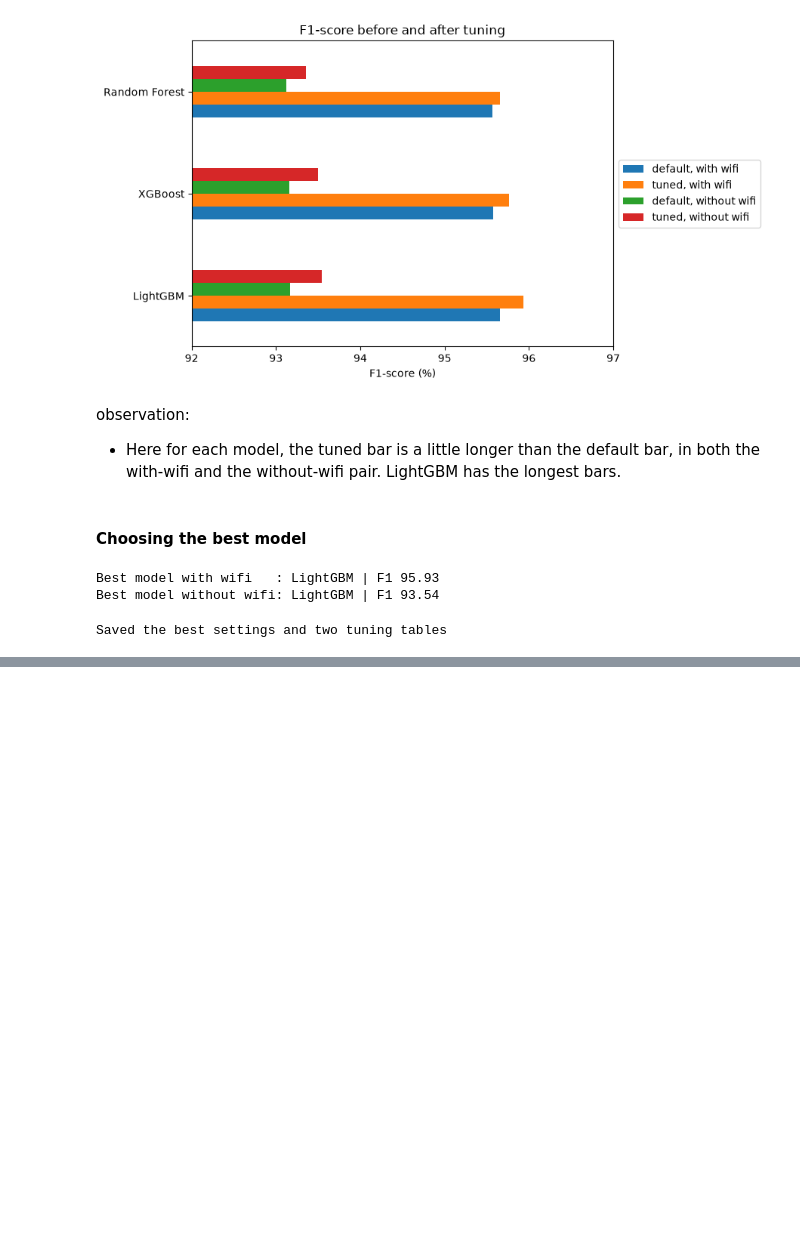
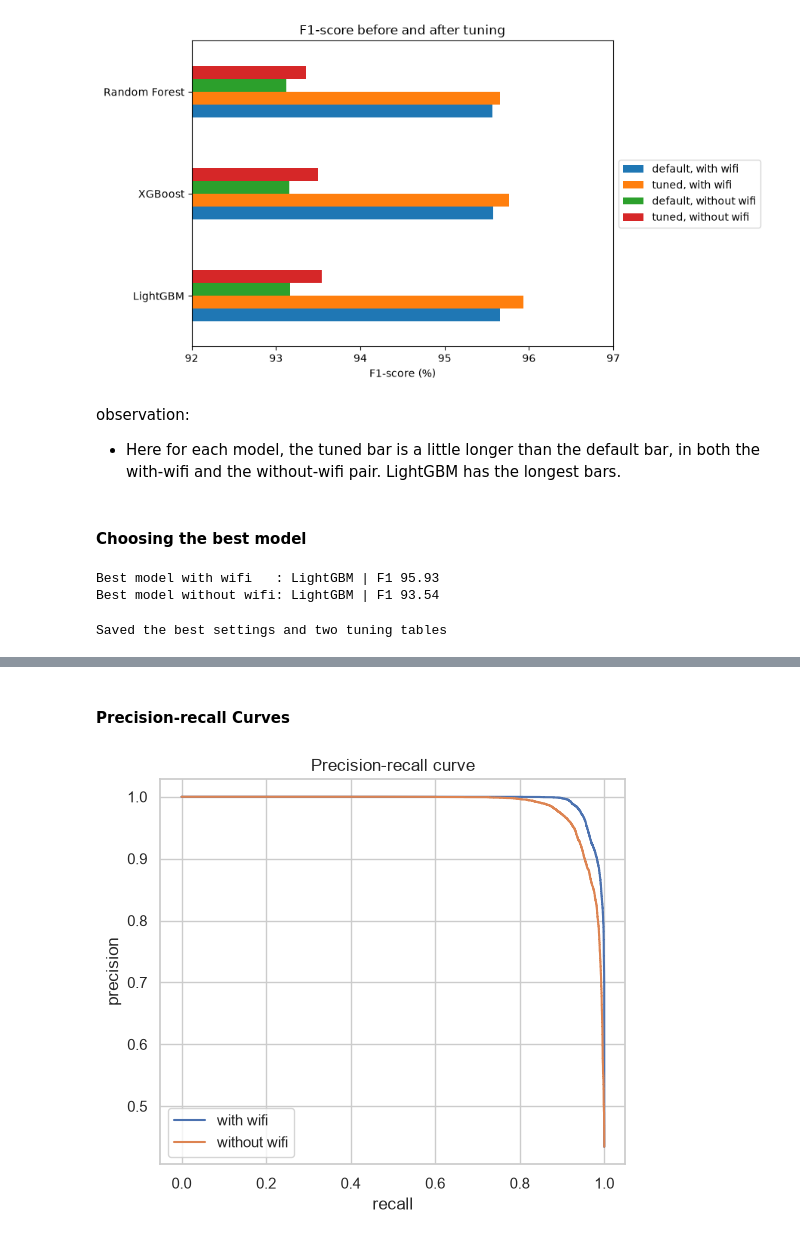
Before and after one commit to Siddharthkeshwani/airline-satisfaction-ml, a Jupyter notebook: notebooks/06_tuning_and_final_evaluation.ipynb, the cells around one changed output, grey strips where cells are left out. Drawn from its saved outputs; the diff is of its cells as text; code cells hidden in the pictures; blank space fills up the shorter version.

```diff
--- a/notebooks/06_tuning_and_final_evaluation.ipynb
+++ b/notebooks/06_tuning_and_final_evaluation.ipynb
@@ -326,0 +528,18 @@ Saved the best settings and two tuning tables
+# %% [markdown]
+#### Precision-recall Curves
+# %%
+prec, rec, _ = precision_recall_curve(y_test, chance)
+prec_nw, rec_nw, _ = precision_recall_curve(y_test, chance_nw)
+
+plt.figure(figsize=(6, 5))
+plt.plot(rec, prec, label="with wifi")
+plt.plot(rec_nw, prec_nw, label="without wifi")
+
+plt.title("Precision-recall curve")
+plt.xlabel("recall")
+plt.ylabel("precision")
+plt.legend()
+plt.savefig("../reports/figures/28_precision_recall_curve.png", dpi=120, bbox_inches="tight")
+plt.show()
+# %% [output]
+[figure, added]
```
Also changed, not shown: parts of 32 cells of this notebook, 5 other files.
